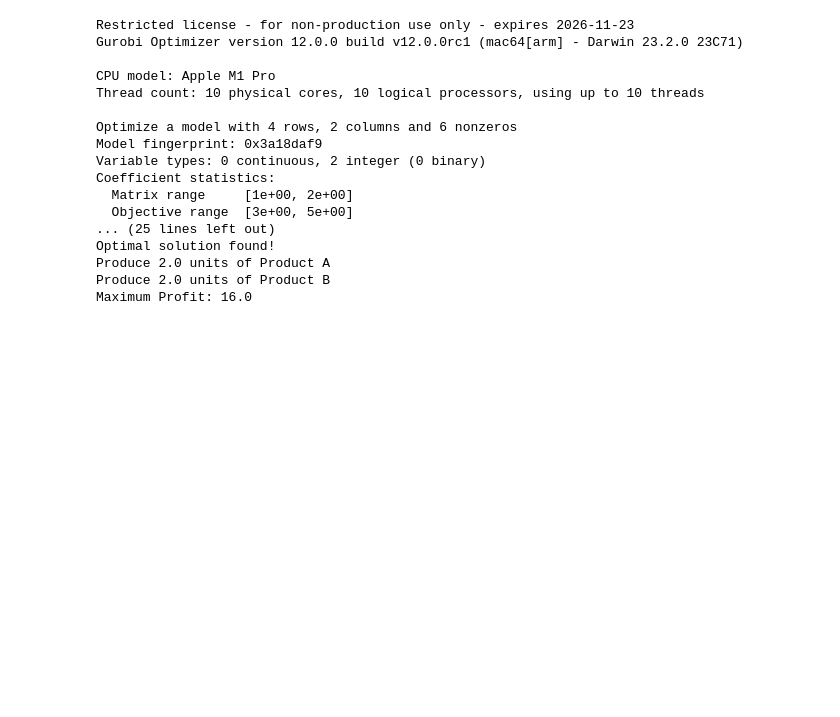
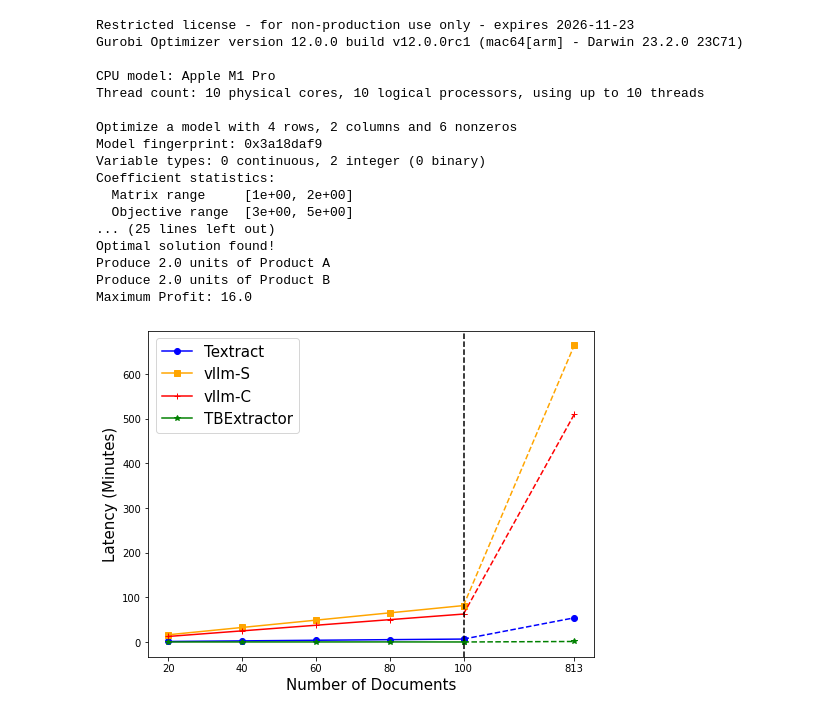
Before and after one commit to ucbepic/TWIX, a Jupyter notebook: utils/helper.ipynb, the cells around one changed output. Saved outputs shown, nothing was run; the diff lists cells and outputs as text; code cells hidden in the pictures; blank space fills up the shorter version.

Commit message:
add plots

```diff
--- a/utils/helper.ipynb
+++ b/utils/helper.ipynb
@@ -124,3 +124,56 @@ Optimal solution found!
 Produce 2.0 units of Product A
 Produce 2.0 units of Product B
 Maximum Profit: 16.0
+# %%
+import matplotlib.pyplot as plt
+
+
+# Define the data points
+x = [20, 40, 60, 80, 100, 813]
+aws = [78, 158, 241, 322, 401, 3252]
+aws = [x / 60 for x in aws]
+vllmS = [20*49,40*49,60*49,80*49,100*49,813*49]
+vllmS = [x / 60 for x in vllmS]
+vllmC = [20*37.6,40*37.6,60*37.6,80*37.6,100*37.6,813*37.6]
+vllmC = [x / 60 for x in vllmC]
+nc = 0.08
+RT = [9.7+20*nc,9.7+40*nc,9.8+60*nc,9.8+100*nc,10,10.3+813*nc]
+RT = [x / 60 for x in RT]
+
+# Adjust the transformation to compress the 100-1000 section further
+x_transformed = [20, 40, 60, 80, 100, 130]  # Compress 100-1000 range further
+
+# Update the existing plot
+plt.figure(figsize=(8, 6))
+
+# Plot the main line and separate dashed section
+plt.plot(x_transformed[:5], aws[:5], marker='o', color='blue', label='Textract')
+plt.plot(x_transformed[4:], aws[4:], marker='o', linestyle='--', color='blue')
+
+plt.plot(x_transformed[:5], vllmS[:5], marker='s', color='orange', label='vllm-S')
+plt.plot(x_transformed[4:], vllmS[4:], marker='s', linestyle='--', color='orange')
+
+plt.plot(x_transformed[:5], vllmC[:5], marker='+', color='red', label='vllm-C')
+plt.plot(x_transformed[4:], vllmC[4:], marker='+', linestyle='--', color='red')
+
+plt.plot(x_transformed[:5], RT[:5], marker='*', color='green', label='TBExtractor')
+plt.plot(x_transformed[4:], RT[4:], marker='*', linestyle='--', color='green')
+
+
+# Add a vertical dashed line at x=100 (transformed)
+plt.axvline(x=100, linestyle='--', color='black')
+
+# Customize x-axis ticks to reflect the original scale
+plt.xticks(x_transformed, x)
+plt.xlabel('Number of Documents',fontsize=15)
+plt.ylabel('Latency (Minutes)',fontsize=15)
+#plt.title('Custom X-Scale Plot with Enhanced Scaling')
+#plt.grid(alpha=0.5)
+
+plt.legend(fontsize=15)
+
+# Show the updated plot
+#plt.show()
+plt.savefig('/Users/yiminglin/Documents/research/Pdf_reverse/pics/latency_scale.pdf', format='pdf',bbox_inches='tight', dpi=300)
+# %% [output]
+[figure, added]
```
Also changed, not shown: parts of 4 cells of this notebook, 2 other files.
